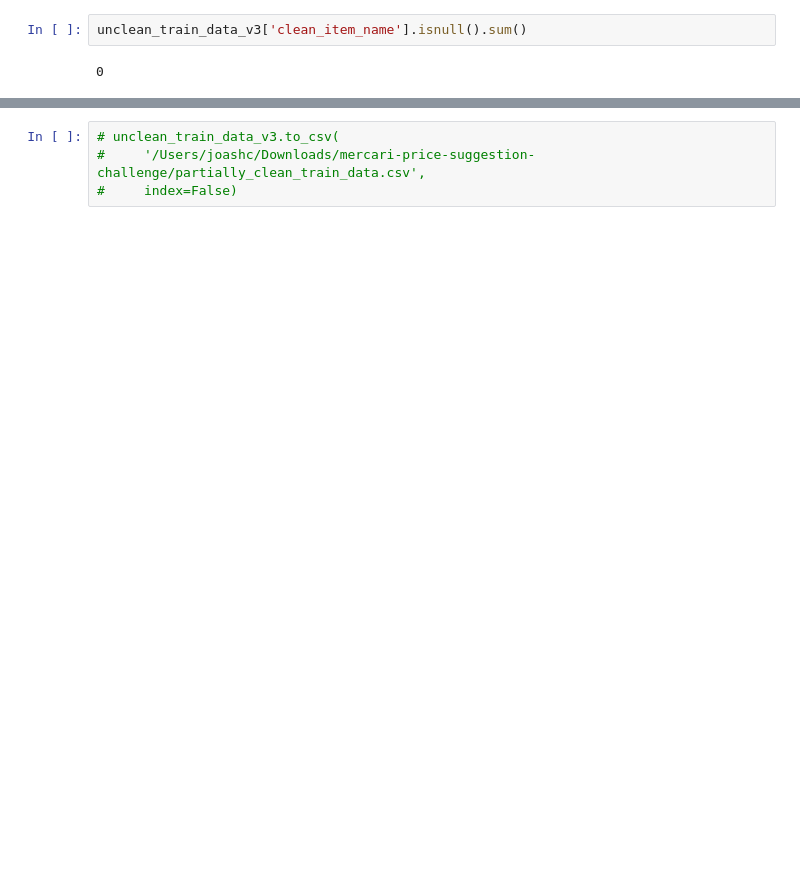
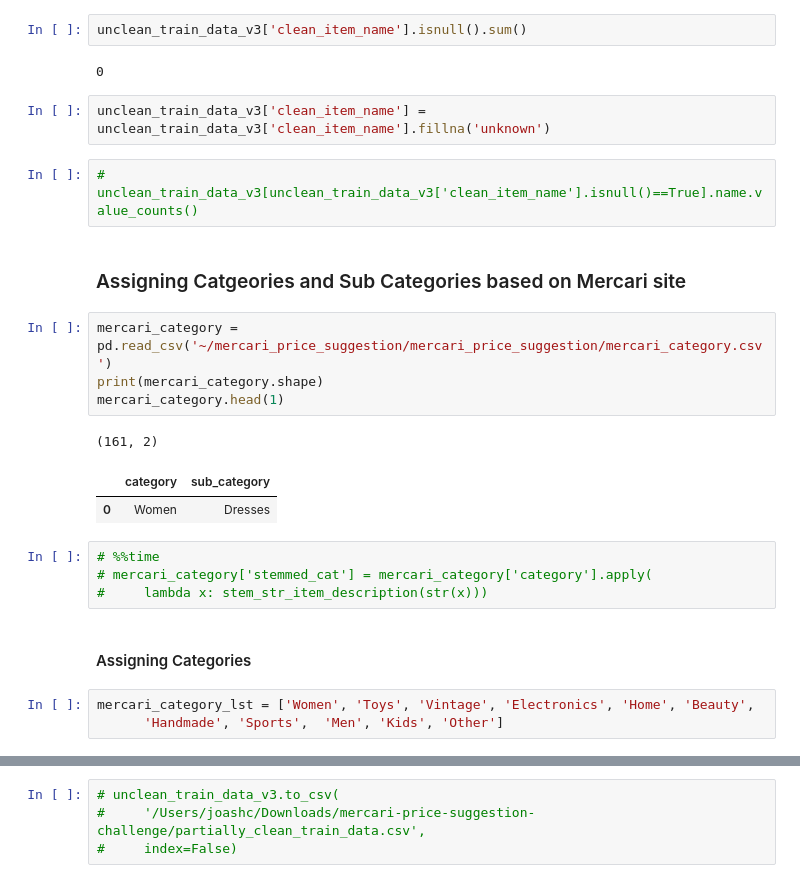
Before and after one commit to j2colaco/mercari_price_suggestion, a Jupyter notebook: data_cleaning_2019-05-25.ipynb, the cells around one changed output, grey strips where cells are left out. Drawn from its saved outputs; the diff is of its cells as text; blank space fills up the shorter version.

Commit message:
re-did cleaning of the categort name, and performed EDA on the data

```diff
--- a/data_cleaning_2019-05-25.ipynb
+++ b/data_cleaning_2019-05-25.ipynb
@@ -378,3 +380,26 @@ Wall time: 3min 34s
 unclean_train_data_v3['clean_item_name'].isnull().sum()
 # %% [output]
 0
+# %%
+unclean_train_data_v3['clean_item_name'] = unclean_train_data_v3['clean_item_name'].fillna('unknown')
+# %%
+# unclean_train_data_v3[unclean_train_data_v3['clean_item_name'].isnull()==True].name.value_counts()
+# %% [markdown]
+### Assigning Catgeories and Sub Categories based on Mercari site
+# %%
+mercari_category = pd.read_csv('~/mercari_price_suggestion/mercari_price_suggestion/mercari_category.csv')
+print(mercari_category.shape)
+mercari_category.head(1)
+# %% [output]
+(161, 2)
+|  | category | sub_category |
+| 0 | Women | Dresses |
+# %%
+# %%time
+# mercari_category['stemmed_cat'] = mercari_category['category'].apply(
+#     lambda x: stem_str_item_description(str(x)))
+# %% [markdown]
+#### Assigning Categories
+# %%
+mercari_category_lst = ['Women', 'Toys', 'Vintage', 'Electronics', 'Home', 'Beauty',
+      'Handmade', 'Sports',  'Men', 'Kids', 'Other']
```
Also changed, not shown: parts of 25 cells of this notebook, 2 other files.
